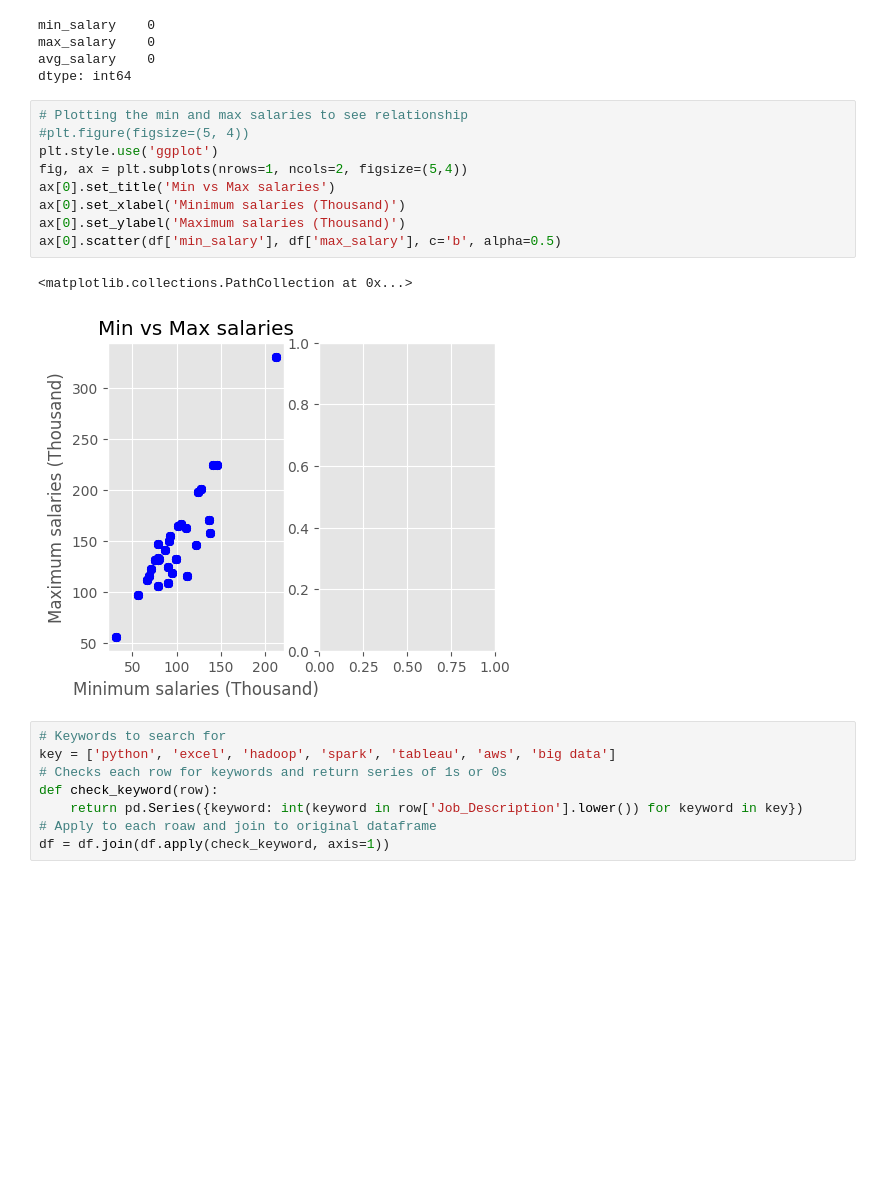
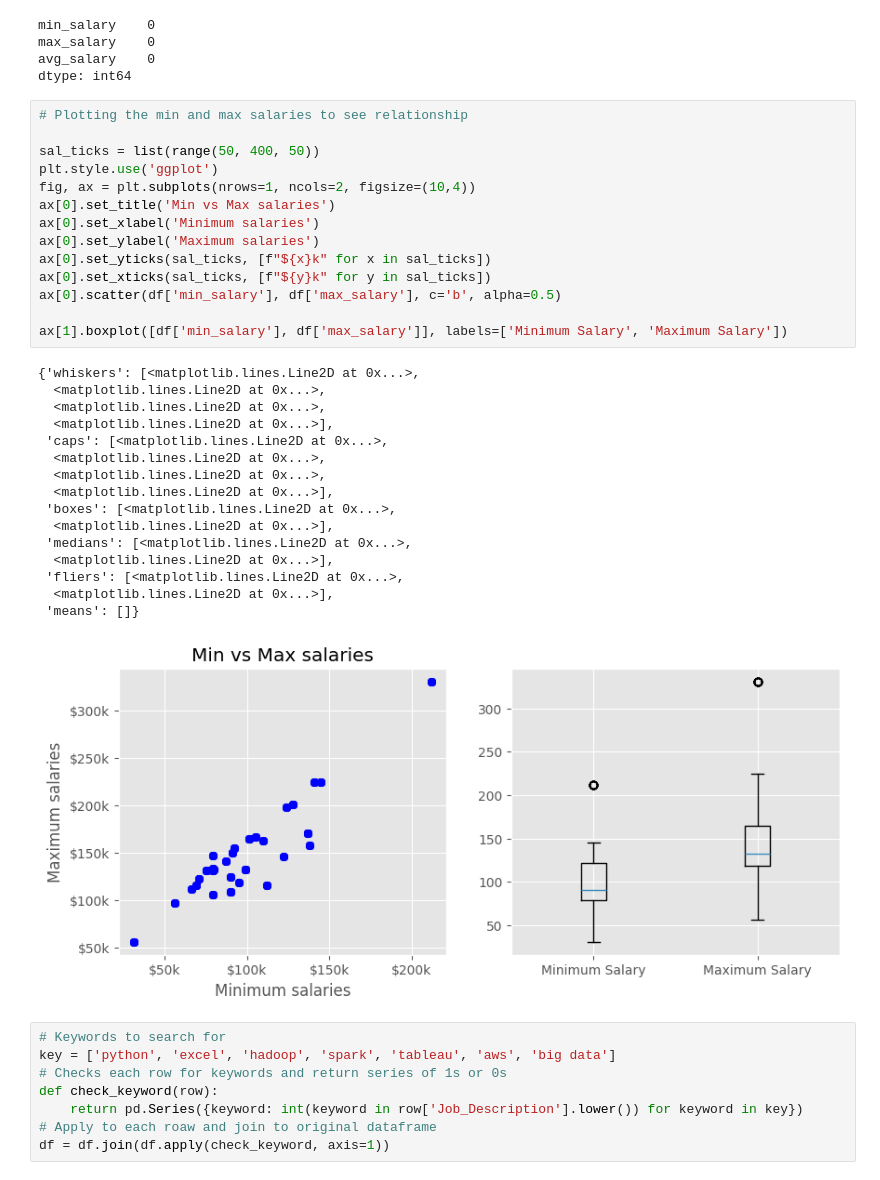
Before and after one commit to AngelX62/Data-Science-Job-Clean, a Jupyter notebook: Data_Science.ipynb, the cells around one changed output. Drawn from its saved outputs; the diff is of its cells as text; blank space fills up the shorter version.

Commit message:
Added boxplot

```diff
--- a/Data_Science.ipynb
+++ b/Data_Science.ipynb
@@ -351,16 +351,35 @@ avg_salary    0
 dtype: int64
 # %%
 # Plotting the min and max salaries to see relationship
-#plt.figure(figsize=(5, 4))
+
+sal_ticks = list(range(50, 400, 50))
 plt.style.use('ggplot')
-fig, ax = plt.subplots(nrows=1, ncols=2, figsize=(5,4))
+fig, ax = plt.subplots(nrows=1, ncols=2, figsize=(10,4))
 ax[0].set_title('Min vs Max salaries')
-ax[0].set_xlabel('Minimum salaries (Thousand)')
-ax[0].set_ylabel('Maximum salaries (Thousand)')
+ax[0].set_xlabel('Minimum salaries')
+ax[0].set_ylabel('Maximum salaries')
+ax[0].set_yticks(sal_ticks, [f"${x}k" for x in sal_ticks])
+ax[0].set_xticks(sal_ticks, [f"${y}k" for y in sal_ticks])
 ax[0].scatter(df['min_salary'], df['max_salary'], c='b', alpha=0.5)
+
+ax[1].boxplot([df['min_salary'], df['max_salary']], labels=['Minimum Salary', 'Maximum Salary'])
 # %% [output]
-<matplotlib.collections.PathCollection at 0x...>
+{'whiskers': [<matplotlib.lines.Line2D at 0x...>,
+  <matplotlib.lines.Line2D at 0x...>,
+  <matplotlib.lines.Line2D at 0x...>,
+  <matplotlib.lines.Line2D at 0x...>],
+ 'caps': [<matplotlib.lines.Line2D at 0x...>,
+  <matplotlib.lines.Line2D at 0x...>,
+  <matplotlib.lines.Line2D at 0x...>,
+  <matplotlib.lines.Line2D at 0x...>],
+ 'boxes': [<matplotlib.lines.Line2D at 0x...>,
+  <matplotlib.lines.Line2D at 0x...>],
+ 'medians': [<matplotlib.lines.Line2D at 0x...>,
+  <matplotlib.lines.Line2D at 0x...>],
+ 'fliers': [<matplotlib.lines.Line2D at 0x...>,
+  <matplotlib.lines.Line2D at 0x...>],
+ 'means': []}
-[figure, old version]
+[figure, new version]
 # %%
 # Keywords to search for
 key = ['python', 'excel', 'hadoop', 'spark', 'tableau', 'aws', 'big data']
```
Also changed, not shown: parts of 2 cells of this notebook.
